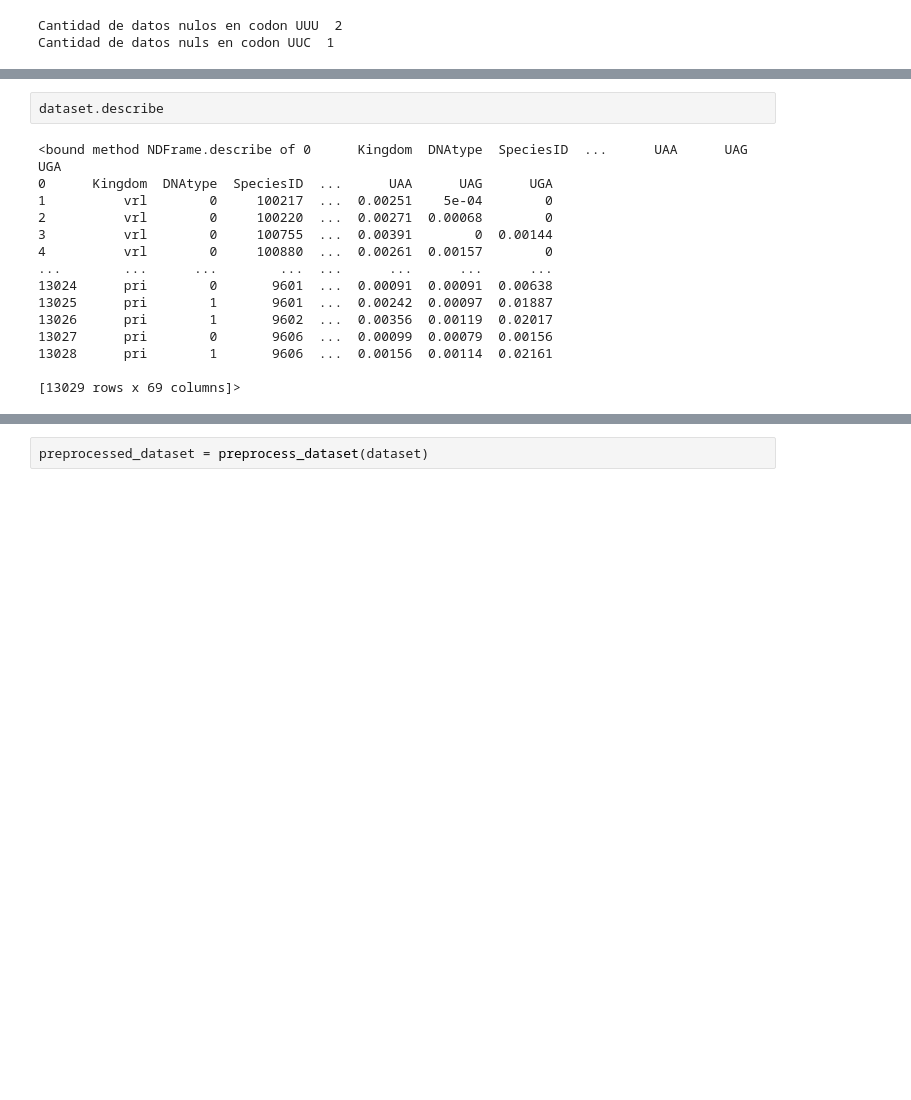
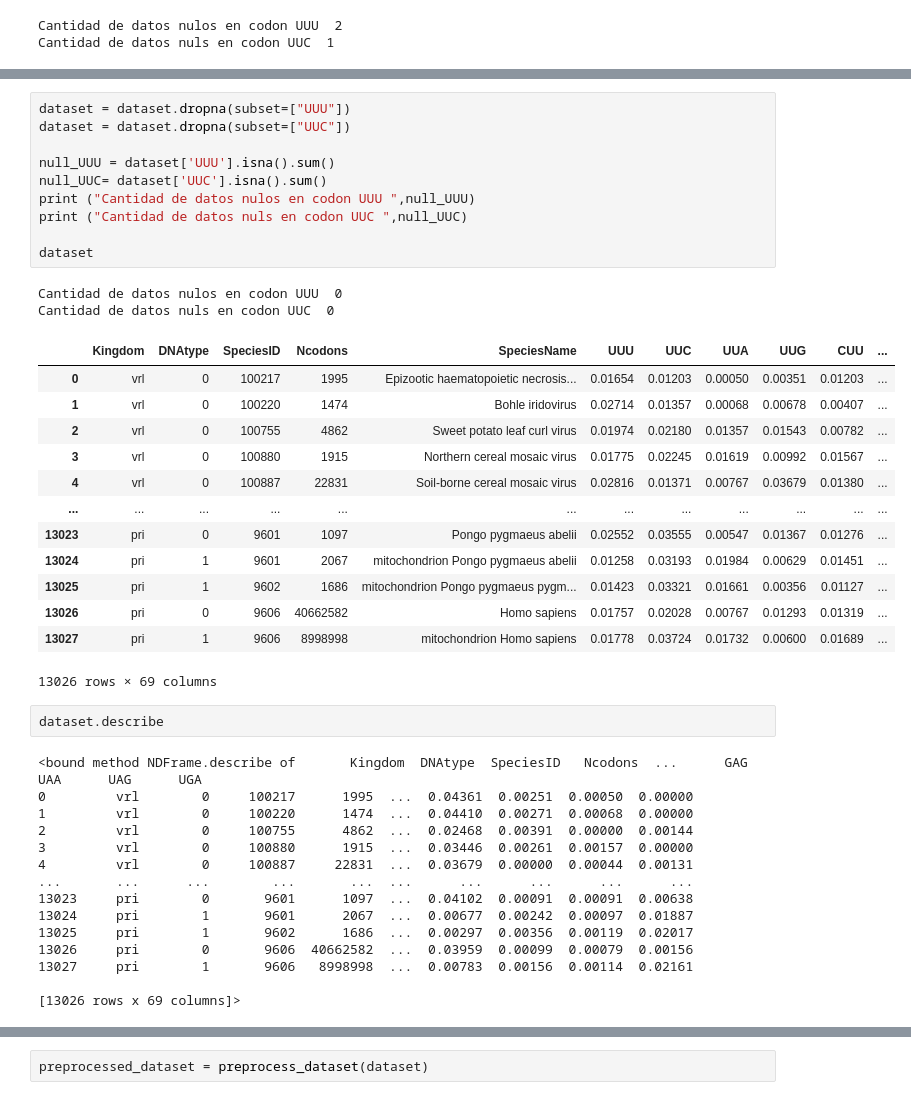
Before and after one commit to kmenesesrivera/codonusagebias, a Jupyter notebook: 3-Ajuste_de_Hiperparametros.ipynb, the cells around one changed output, grey strips where cells are left out. Drawn from its saved outputs; the diff is of its cells as text; blank space fills up the shorter version.

```diff
--- a/3-Ajuste_de_Hiperparametros.ipynb
+++ b/3-Ajuste_de_Hiperparametros.ipynb
@@ -57,20 +73,46 @@ Cantidad de datos nuls en codon UUC  1
+# %%
+dataset = dataset.dropna(subset=["UUU"])
+dataset = dataset.dropna(subset=["UUC"])
+
+null_UUU = dataset['UUU'].isna().sum()
+null_UUC= dataset['UUC'].isna().sum()
+print ("Cantidad de datos nulos en codon UUU ",null_UUU)
+print ("Cantidad de datos nuls en codon UUC ",null_UUC)
+
+dataset
+# %% [output]
+Cantidad de datos nulos en codon UUU  0
+Cantidad de datos nuls en codon UUC  0
+|  | Kingdom | DNAtype | SpeciesID | Ncodons | SpeciesName | UUU | UUC | UUA | UUG | CUU | ... |
+| 0 | vrl | 0 | 100217 | 1995 | Epizootic haematopoietic necrosis... | 0.01654 | 0.01203 | 0.00050 | 0.00351 | 0.01203 | ... |
+| 1 | vrl | 0 | 100220 | 1474 | Bohle iridovirus | 0.02714 | 0.01357 | 0.00068 | 0.00678 | 0.00407 | ... |
+| 2 | vrl | 0 | 100755 | 4862 | Sweet potato leaf curl virus | 0.01974 | 0.02180 | 0.01357 | 0.01543 | 0.00782 | ... |
+| 3 | vrl | 0 | 100880 | 1915 | Northern cereal mosaic virus | 0.01775 | 0.02245 | 0.01619 | 0.00992 | 0.01567 | ... |
+| 4 | vrl | 0 | 100887 | 22831 | Soil-borne cereal mosaic virus | 0.02816 | 0.01371 | 0.00767 | 0.03679 | 0.01380 | ... |
+| ... | ... | ... | ... | ... | ... | ... | ... | ... | ... | ... | ... |
+| 13023 | pri | 0 | 9601 | 1097 | Pongo pygmaeus abelii | 0.02552 | 0.03555 | 0.00547 | 0.01367 | 0.01276 | ... |
+| 13024 | pri | 1 | 9601 | 2067 | mitochondrion Pongo pygmaeus abelii | 0.01258 | 0.03193 | 0.01984 | 0.00629 | 0.01451 | ... |
+| 13025 | pri | 1 | 9602 | 1686 | mitochondrion Pongo pygmaeus pygm... | 0.01423 | 0.03321 | 0.01661 | 0.00356 | 0.01127 | ... |
+| 13026 | pri | 0 | 9606 | 40662582 | Homo sapiens | 0.01757 | 0.02028 | 0.00767 | 0.01293 | 0.01319 | ... |
+| 13027 | pri | 1 | 9606 | 8998998 | mitochondrion Homo sapiens | 0.01778 | 0.03724 | 0.01732 | 0.00600 | 0.01689 | ... |
+13026 rows × 69 columns
 # %%
 dataset.describe
 # %% [output]
-<bound method NDFrame.describe of 0      Kingdom  DNAtype  SpeciesID  ...      UAA      UAG      UGA
-0      Kingdom  DNAtype  SpeciesID  ...      UAA      UAG      UGA
-1          vrl        0     100217  ...  0.00251    5e-04        0
-2          vrl        0     100220  ...  0.00271  0.00068        0
-3          vrl        0     100755  ...  0.00391        0  0.00144
-4          vrl        0     100880  ...  0.00261  0.00157        0
-...        ...      ...        ...  ...      ...      ...      ...
-13024      pri        0       9601  ...  0.00091  0.00091  0.00638
-13025      pri        1       9601  ...  0.00242  0.00097  0.01887
-13026      pri        1       9602  ...  0.00356  0.00119  0.02017
-13027      pri        0       9606  ...  0.00099  0.00079  0.00156
-13028      pri        1       9606  ...  0.00156  0.00114  0.02161
+<bound method NDFrame.describe of       Kingdom  DNAtype  SpeciesID   Ncodons  ...      GAG      UAA      UAG      UGA
+0         vrl        0     100217      1995  ...  0.04361  0.00251  0.00050  0.00000
+1         vrl        0     100220      1474  ...  0.04410  0.00271  0.00068  0.00000
+2         vrl        0     100755      4862  ...  0.02468  0.00391  0.00000  0.00144
+3         vrl        0     100880      1915  ...  0.03446  0.00261  0.00157  0.00000
+4         vrl        0     100887     22831  ...  0.03679  0.00000  0.00044  0.00131
+...       ...      ...        ...       ...  ...      ...      ...      ...      ...
+13023     pri        0       9601      1097  ...  0.04102  0.00091  0.00091  0.00638
+13024     pri        1       9601      2067  ...  0.00677  0.00242  0.00097  0.01887
+13025     pri        1       9602      1686  ...  0.00297  0.00356  0.00119  0.02017
+13026     pri        0       9606  40662582  ...  0.03959  0.00099  0.00079  0.00156
+13027     pri        1       9606   8998998  ...  0.00783  0.00156  0.00114  0.02161
 
-[13029 rows x 69 columns]>
+[13026 rows x 69 columns]>
 # %%
 def preprocess_dataset(dataset, save_metadata=True):
 
```
Also changed, not shown: parts of 42 cells of this notebook.
